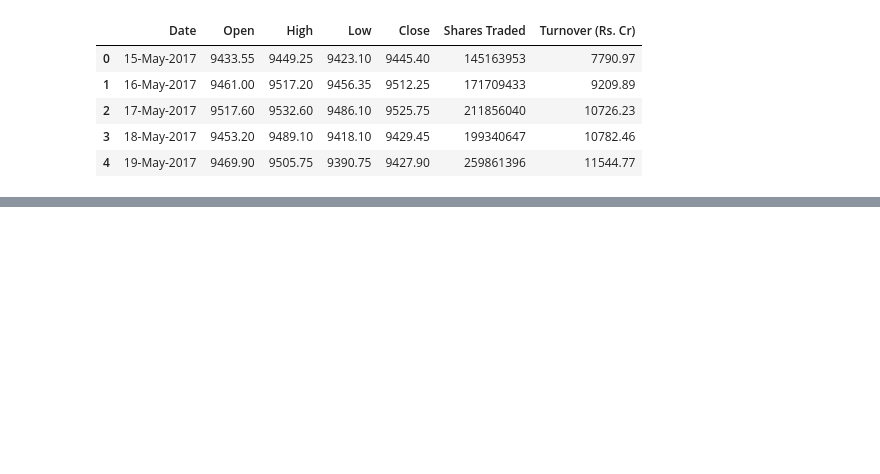
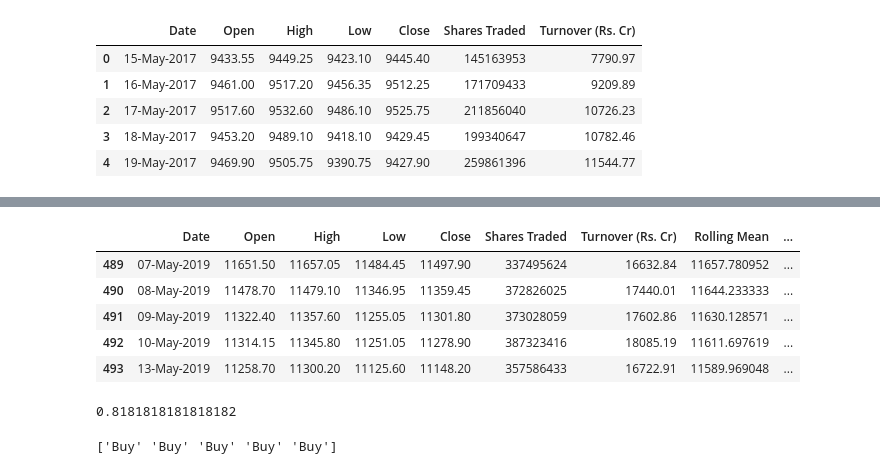
Before and after one commit to aravindh698/Stock-MArket-Forecasting, a Jupyter notebook: week4.ipynb, the cells around one changed output, grey strips where cells are left out. Cells and saved outputs as stored; diff of their text form; code cells hidden in the pictures; blank space fills up the shorter version.

```diff
--- a/week4.ipynb
+++ b/week4.ipynb
@@ -41,24 +30,0 @@ df.head()
-# %%
-df.set_index(df['Date'],inplace=True)
-#Create an "empty" column as placeholder for our /position signals
-df['Position'] = None
-
-#Fill our newly created position column - set to sell (-1) when the price hits the upper band, and set to buy (1) when it hits the lower band
-for row in range(len(df)):
-
-    if (df['Close'].iloc[row] > df['Bollinger High'].iloc[row]) and (df['Close'].iloc[row-1] < df['Bollinger High'].iloc[row-1]):
-        df['Position'].iloc[row] = -1
-
-    if (df['Close'].iloc[row] < df['Bollinger Low'].iloc[row]) and (df['Close'].iloc[row-1] > df['Bollinger Low'].iloc[row-1]):
-        df['Position'].iloc[row] = 1
-
-#Forward fill our position column to replace the "None" values with the correct long/short positions to represent the "holding" of our position
-#forward through time
-df['Position'].fillna(method='ffill',inplace=True)
-
-#Calculate the daily market return and multiply that by the position to determine strategy returns
-df['Market Return'] = np.log(df['Close'] / df['Close'].shift(1))
-df['Strategy Return'] = df['Market Return'] * df['Position']
-
-#Plot the strategy returns
-df['Strategy Return'].cumsum().plot()
@@ -105,0 +36,30 @@ See the caveats in the documentation: https://pandas.pydata.org/pandas-docs/stab
+# %%
+df.fillna(0,inplace=True)
+# %%
+criteria = [df['Close'] < df['Bollinger Low'],df['Close'].between(df['Bollinger Low'],df['Rolling Mean']),df['Close'].between(df['Rolling Mean'],df['Bollinger High']),df['Close'] > df['Bollinger High']]
+values = ['Buy','Hold Buy','Hold Sort','Short']
+df['Call'] = np.select(criteria, values, 0)
+df.tail()
+# %% [output]
+|  | Date | Open | High | Low | Close | Shares Traded | Turnover (Rs. Cr) | Rolling Mean | ... |
+| 489 | 07-May-2019 | 11651.50 | 11657.05 | 11484.45 | 11497.90 | 337495624 | 16632.84 | 11657.780952 | ... |
+| 490 | 08-May-2019 | 11478.70 | 11479.10 | 11346.95 | 11359.45 | 372826025 | 17440.01 | 11644.233333 | ... |
+| 491 | 09-May-2019 | 11322.40 | 11357.60 | 11255.05 | 11301.80 | 373028059 | 17602.86 | 11630.128571 | ... |
+| 492 | 10-May-2019 | 11314.15 | 11345.80 | 11251.05 | 11278.90 | 387323416 | 18085.19 | 11611.697619 | ... |
+| 493 | 13-May-2019 | 11258.70 | 11300.20 | 11125.60 | 11148.20 | 357586433 | 16722.91 | 11589.969048 | ... |
+# %%
+from sklearn.model_selection import train_test_split
+X=df[['Close','Rolling Mean','Bollinger High','Bollinger Low']]
+y=df['Call']
+X_train,X_test,y_train,y_test=train_test_split(X,y,test_size=0.2,random_state=0)
+from sklearn.tree import DecisionTreeClassifier
+classsi=DecisionTreeClassifier(criterion='entropy')
+classsi.fit(X_train,y_train)
+score=classsi.score(X_test,y_test)
+print(score)
+# %% [output]
+0.8181818181818182
+# %%
+print(classsi.predict(X.tail()))
+# %% [output]
+['Buy' 'Buy' 'Buy' 'Buy' 'Buy']
```
Also changed, not shown: parts of 6 cells of this notebook.
